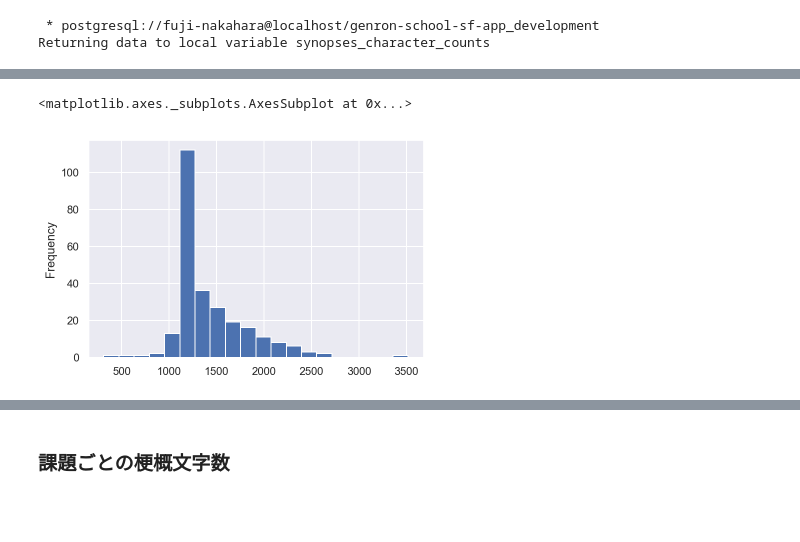
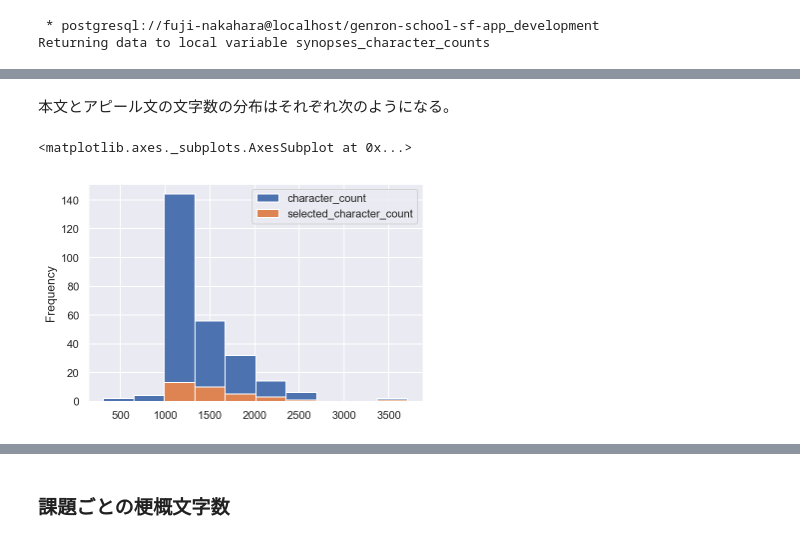
Before and after one commit to fuji-nakahara/genron-school-sf-app, a Jupyter notebook: notebook/genron-sf-2018-data-analysis.ipynb, the cells around one changed output, grey strips where cells are left out. Saved outputs shown, nothing was run; the diff lists cells and outputs as text; code cells hidden in the pictures; blank space fills up the shorter version.

```diff
--- a/notebook/genron-sf-2018-data-analysis.ipynb
+++ b/notebook/genron-sf-2018-data-analysis.ipynb
@@ -270,4 +359,6 @@ order by
 # %% [output]
  * postgresql://fuji-nakahara@localhost/genron-school-sf-app_development
 Returning data to local variable synopses_character_counts
+# %%
+selected_synopses_character_counts = synopses_character_counts[synopses_character_counts.selected]
 # %% [markdown]
@@ -286,0 +368,10 @@ synopses_character_counts.fillna(0)[['character_count', 'appeal_character_count'
+# %%
+character_counts_with_selected = pd.concat(
+    {
+        'character_count': synopses_character_counts.character_count,
+        'selected_character_count': selected_synopses_character_counts.character_count,
+        'appeal_character_count': synopses_character_counts.appeal_character_count.fillna(0),
+        'selected_appeal_character_count': selected_synopses_character_counts.appeal_character_count.fillna(0)
+    },
+    axis=1
+)
@@ -287,5 +398,7 @@ synopses_character_counts.fillna(0)[['character_count', 'appeal_character_count'
+# %% [markdown]
+本文とアピール文の文字数の分布はそれぞれ次のようになる。
 # %%
-synopses_character_counts.character_count.plot.hist(bins=20)
+character_counts_with_selected[['character_count', 'selected_character_count']].plot.hist()
 # %% [output]
 <matplotlib.axes._subplots.AxesSubplot at 0x...>
-[figure, old version]
+[figure, new version]
```
Also changed, not shown: parts of 63 cells of this notebook.
